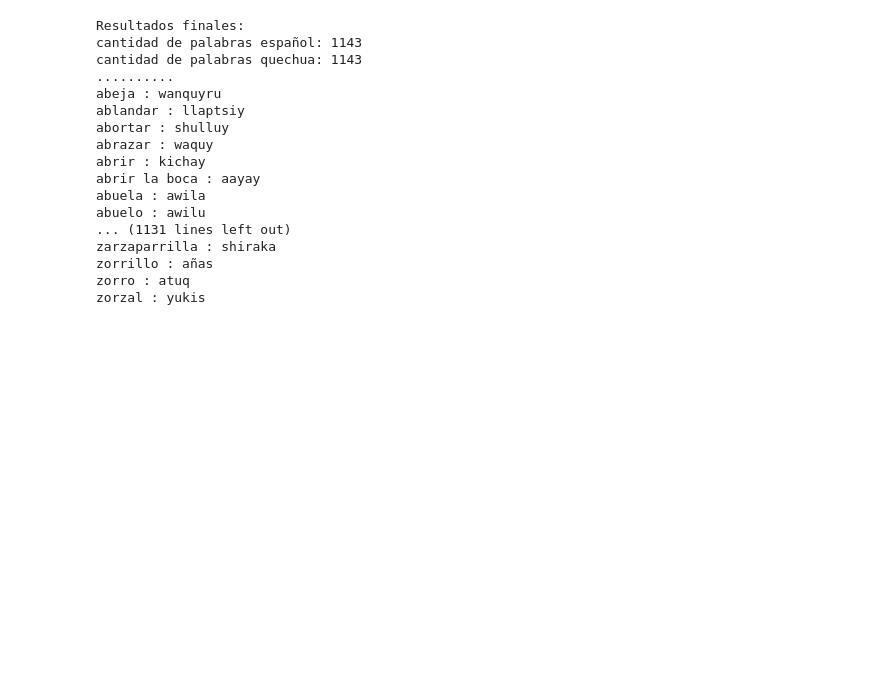
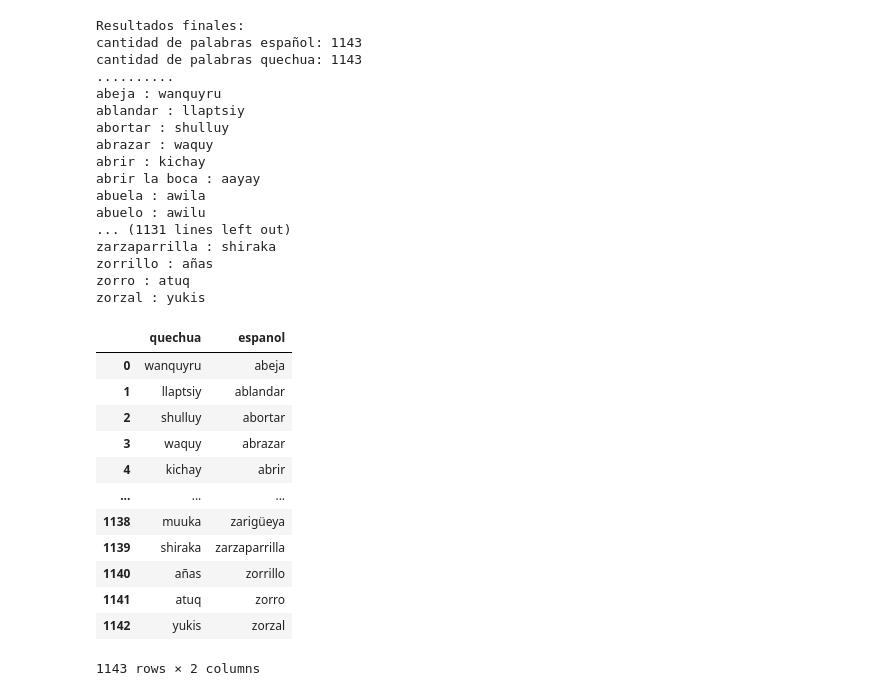
Before and after one commit to TACC-TA/corpus-extraction, a Jupyter notebook: Corpus Extraction/Diccionario quechua/diccionario-1.ipynb, the cells around one changed output. Cells and saved outputs as stored; diff of their text form; code cells hidden in the pictures; blank space fills up the shorter version.

```diff
--- a/Corpus Extraction/Diccionario quechua/diccionario-1.ipynb
+++ b/Corpus Extraction/Diccionario quechua/diccionario-1.ipynb
@@ -223,3 +224,25 @@ zarzaparrilla : shiraka
 zorrillo : añas
 zorro : atuq
 zorzal : yukis
+# %%
+df = pd.DataFrame({
+    'quechua': palabras_quechua,
+    'espanol': palabras_espanol
+})
+
+# Mostrar el DataFrame
+display(df)
+# %% [output]
+|  | quechua | espanol |
+| 0 | wanquyru | abeja |
+| 1 | llaptsiy | ablandar |
+| 2 | shulluy | abortar |
+| 3 | waquy | abrazar |
+| 4 | kichay | abrir |
+| ... | ... | ... |
+| 1138 | muuka | zarigüeya |
+| 1139 | shiraka | zarzaparrilla |
+| 1140 | añas | zorrillo |
+| 1141 | atuq | zorro |
+| 1142 | yukis | zorzal |
+1143 rows × 2 columns
```
Also changed, not shown: parts of 2 cells of this notebook, 1 other file.
